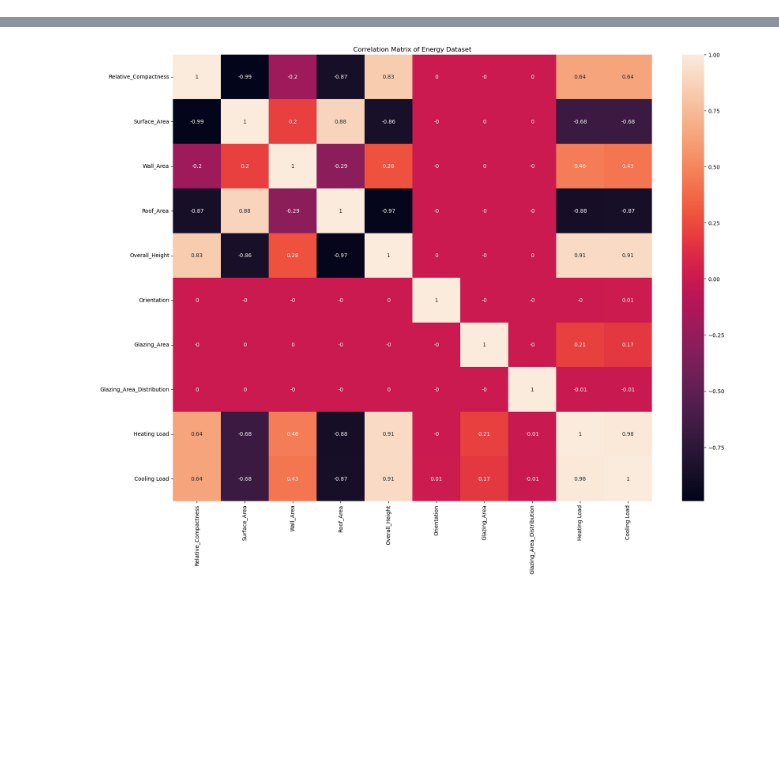
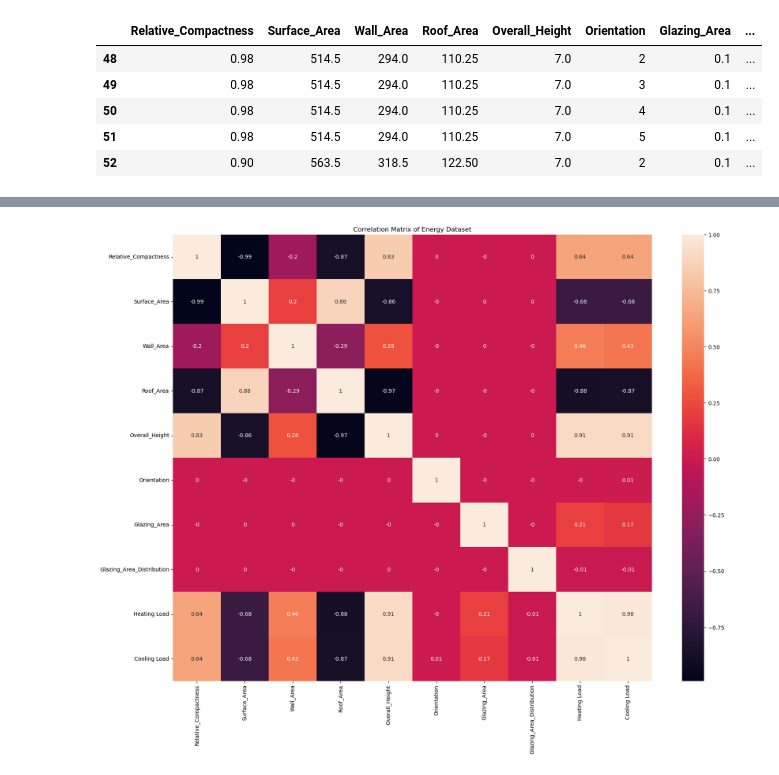
Before and after one commit to wildanaziz/KNN-From-Scratch, a Jupyter notebook: Energy Model Prediction/main-visualization.ipynb, the cells around one changed output, grey strips where cells are left out. Saved outputs shown, nothing was run; the diff lists cells and outputs as text; code cells hidden in the pictures; blank space fills up the shorter version.

```diff
--- a/Energy Model Prediction/main-visualization.ipynb
+++ b/Energy Model Prediction/main-visualization.ipynb
@@ -52,0 +20,9 @@ plt.show()
+# %%
+energy.head()
+# %% [output]
+|  | Relative_Compactness | Surface_Area | Wall_Area | Roof_Area | Overall_Height | Orientation | Glazing_Area | ... |
+| 48 | 0.98 | 514.5 | 294.0 | 110.25 | 7.0 | 2 | 0.1 | ... |
+| 49 | 0.98 | 514.5 | 294.0 | 110.25 | 7.0 | 3 | 0.1 | ... |
+| 50 | 0.98 | 514.5 | 294.0 | 110.25 | 7.0 | 4 | 0.1 | ... |
+| 51 | 0.98 | 514.5 | 294.0 | 110.25 | 7.0 | 5 | 0.1 | ... |
+| 52 | 0.90 | 563.5 | 318.5 | 122.50 | 7.0 | 2 | 0.1 | ... |
```
Also changed, not shown: parts of 10 cells of this notebook, 1 other file.
